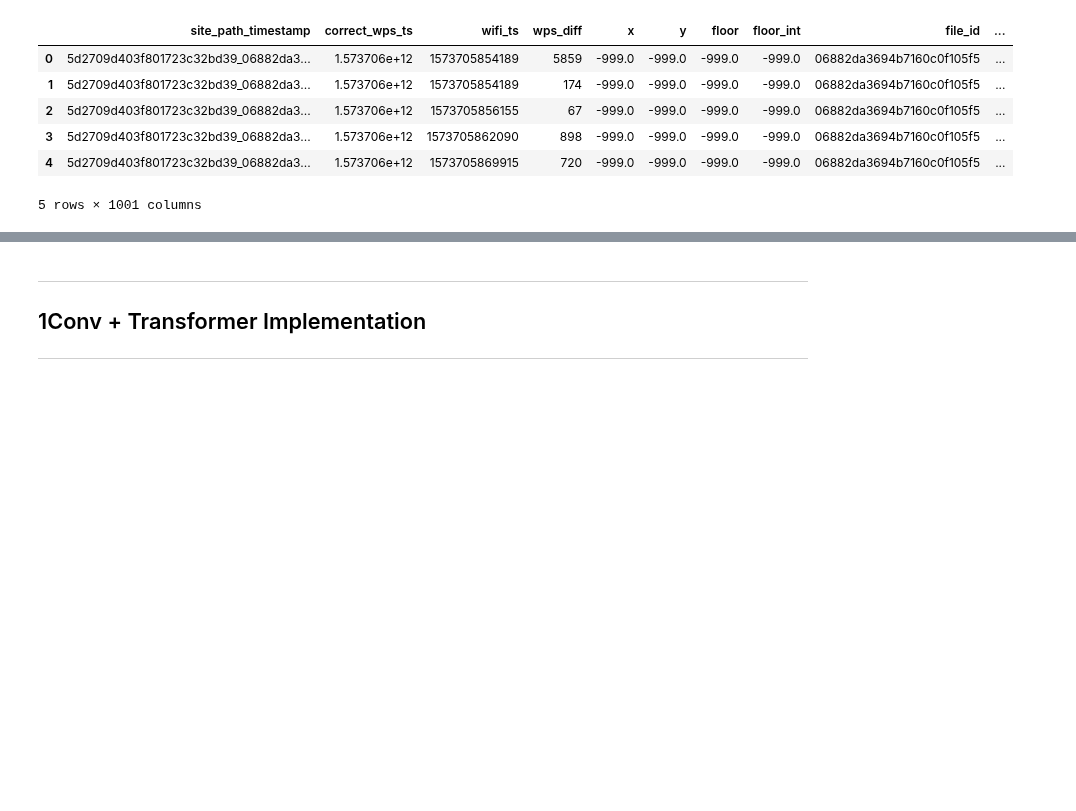
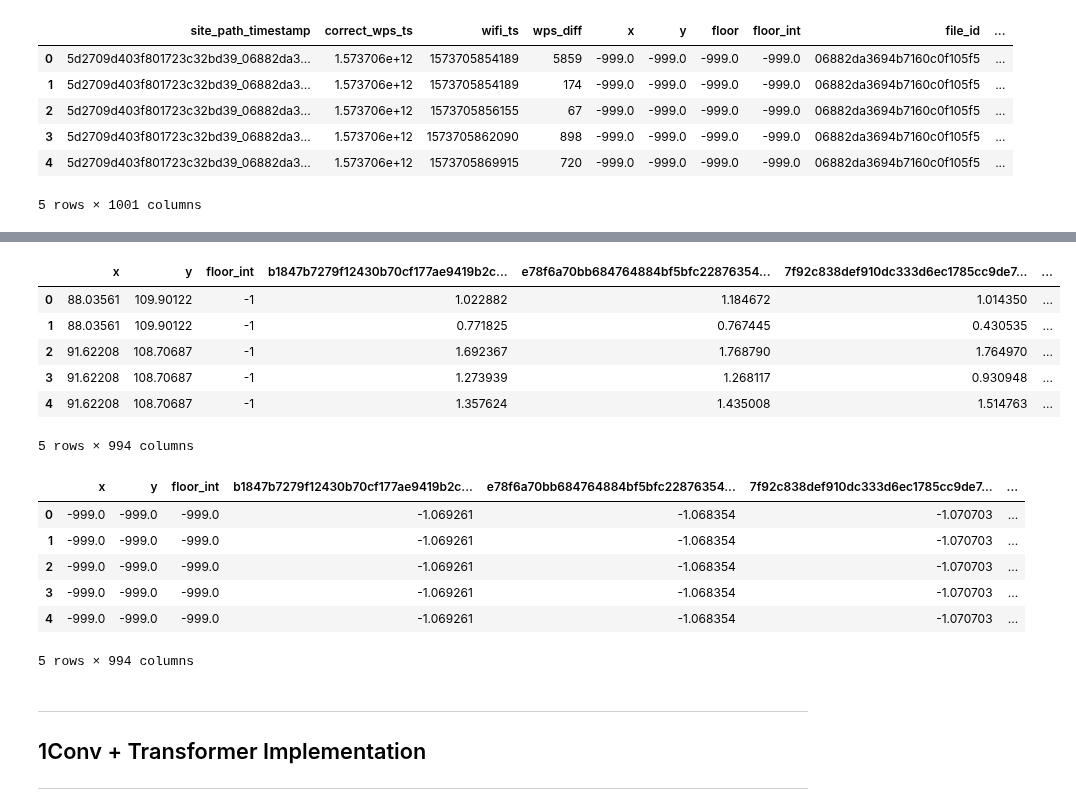
Before and after one commit to robot269006/indoor, a Jupyter notebook: indoor_model_1ConvTransformer_train_8.ipynb, the cells around one changed output, grey strips where cells are left out. Drawn from its saved outputs; the diff is of its cells as text; code cells hidden in the pictures; blank space fills up the shorter version.

```diff
--- a/indoor_model_1ConvTransformer_train_8.ipynb
+++ b/indoor_model_1ConvTransformer_train_8.ipynb
@@ -223,3 +213,46 @@ object dtype columns in test Index([], dtype='object')
+# %%
+# Replace nan values to meaningful values and then standardscale
+
+# Add 100 to all columns so that it becomes 1-101 rather than -100-0
+train_df.iloc[:, 3:] = train_df.iloc[:, 3:] + 101
+test_df.iloc[:, 3:] = test_df.iloc[:, 3:] + 101
+
+# Replace -898 with zero so that it represents no signal
+for df in [train_df, test_df]:
+    all_cols = df.iloc[:, 3:].columns
+    for col in all_cols:
+        df[col] = np.where(df[col] == -898, 0, df[col])
+
+# Try without using scalers for now.
+# Apply MinMaxScaler to each IMU columns
+# current_cols = list(train_df.columns)
+# imu_cols = current_cols[:23]
+# exception_columns = ["wps_diff", "x", "y", "floor_int", "rel_diff", "rel_x", "rel_y"]
+# imu_cols = [x for x in imu_cols if x not in exception_columns]
+# print("imu_cols: ", imu_cols)
+ss_cols = train_df.iloc[:, 3:].columns
+for col in ss_cols:
+    ss_scaler = StandardScaler()
+    train_df[col] = ss_scaler.fit_transform(train_df[col].values.reshape(-1, 1))
+    test_df[col] = ss_scaler.transform(test_df[col].values.reshape(-1, 1))
+
+display(train_df.head())
+display(test_df.head())
+# %% [output]
+|  | x | y | floor_int | b1847b7279f12430b70cf177ae9419b2c... | e78f6a70bb684764884bf5bfc22876354... | 7f92c838def910dc333d6ec1785cc9de7... | ... |
+| 0 | 88.03561 | 109.90122 | -1 | 1.022882 | 1.184672 | 1.014350 | ... |
+| 1 | 88.03561 | 109.90122 | -1 | 0.771825 | 0.767445 | 0.430535 | ... |
+| 2 | 91.62208 | 108.70687 | -1 | 1.692367 | 1.768790 | 1.764970 | ... |
+| 3 | 91.62208 | 108.70687 | -1 | 1.273939 | 1.268117 | 0.930948 | ... |
+| 4 | 91.62208 | 108.70687 | -1 | 1.357624 | 1.435008 | 1.514763 | ... |
+5 rows × 994 columns
+|  | x | y | floor_int | b1847b7279f12430b70cf177ae9419b2c... | e78f6a70bb684764884bf5bfc22876354... | 7f92c838def910dc333d6ec1785cc9de7... | ... |
+| 0 | -999.0 | -999.0 | -999.0 | -1.069261 | -1.068354 | -1.070703 | ... |
+| 1 | -999.0 | -999.0 | -999.0 | -1.069261 | -1.068354 | -1.070703 | ... |
+| 2 | -999.0 | -999.0 | -999.0 | -1.069261 | -1.068354 | -1.070703 | ... |
+| 3 | -999.0 | -999.0 | -999.0 | -1.069261 | -1.068354 | -1.070703 | ... |
+| 4 | -999.0 | -999.0 | -999.0 | -1.069261 | -1.068354 | -1.070703 | ... |
+5 rows × 994 columns
 # %%
 # # Use when we need to consider timetamps
 
```
Also changed, not shown: parts of 10 cells of this notebook.
